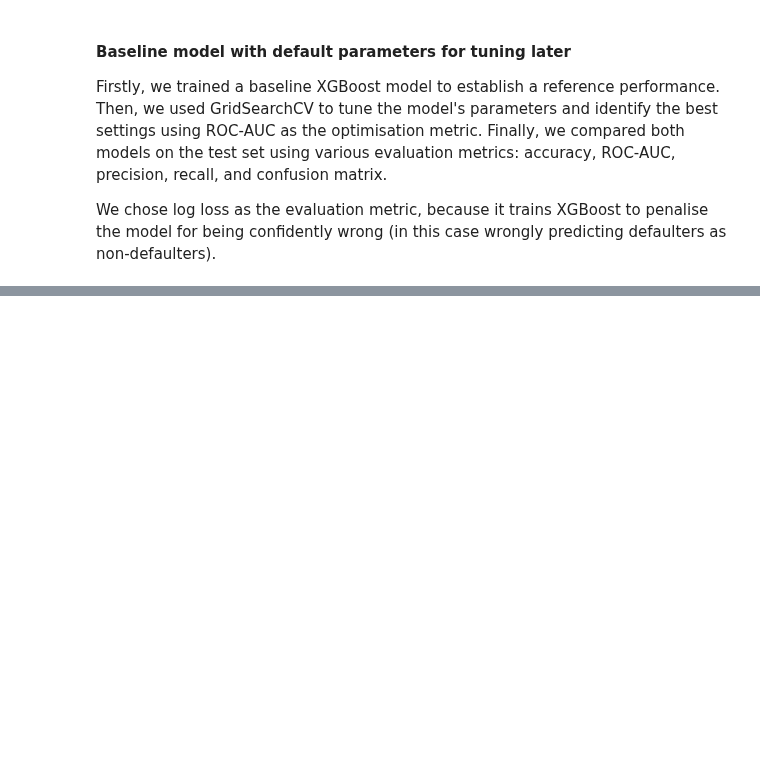
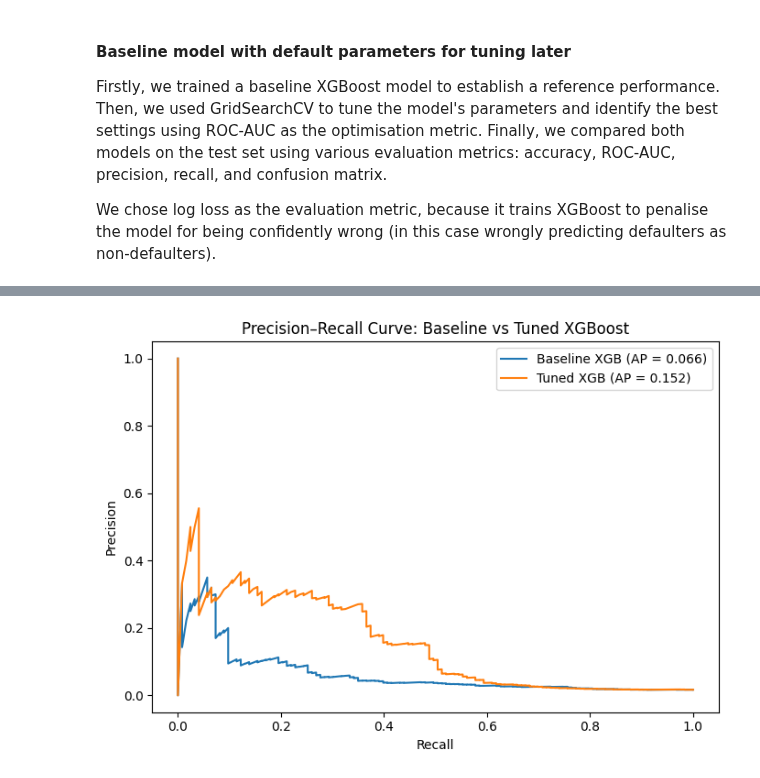
Before and after one commit to loowenwen/cs3244-project, a Jupyter notebook: src/final_random_forest.ipynb, the cells around one changed output, grey strips where cells are left out. Saved outputs shown, nothing was run; the diff lists cells and outputs as text; code cells hidden in the pictures; blank space fills up the shorter version.

```diff
--- a/src/final_random_forest.ipynb
+++ b/src/final_random_forest.ipynb
@@ -1211,0 +1132,22 @@ plt.show()
+# %%
+# Precision–Recall curve comparison
+from sklearn.metrics import average_precision_score
+
+prec_base,  recall_base,  _ = precision_recall_curve(y_test, y_proba_base)
+prec_tuned, recall_tuned, _ = precision_recall_curve(y_test, y_proba_tuned)
+
+ap_base  = average_precision_score(y_test, y_proba_base)
+ap_tuned = average_precision_score(y_test, y_proba_tuned)
+
+plt.figure(figsize=(7, 5))
+plt.plot(recall_base,  prec_base,  label=f"Baseline XGB (AP = {ap_base:.3f})")
+plt.plot(recall_tuned, prec_tuned, label=f"Tuned XGB (AP = {ap_tuned:.3f})")
+
+plt.xlabel("Recall")
+plt.ylabel("Precision")
+plt.title("Precision–Recall Curve: Baseline vs Tuned XGBoost")
+plt.legend()
+plt.tight_layout()
+plt.show()
+# %% [output]
+[figure, added]
```
Also changed, not shown: parts of 22 cells of this notebook.
